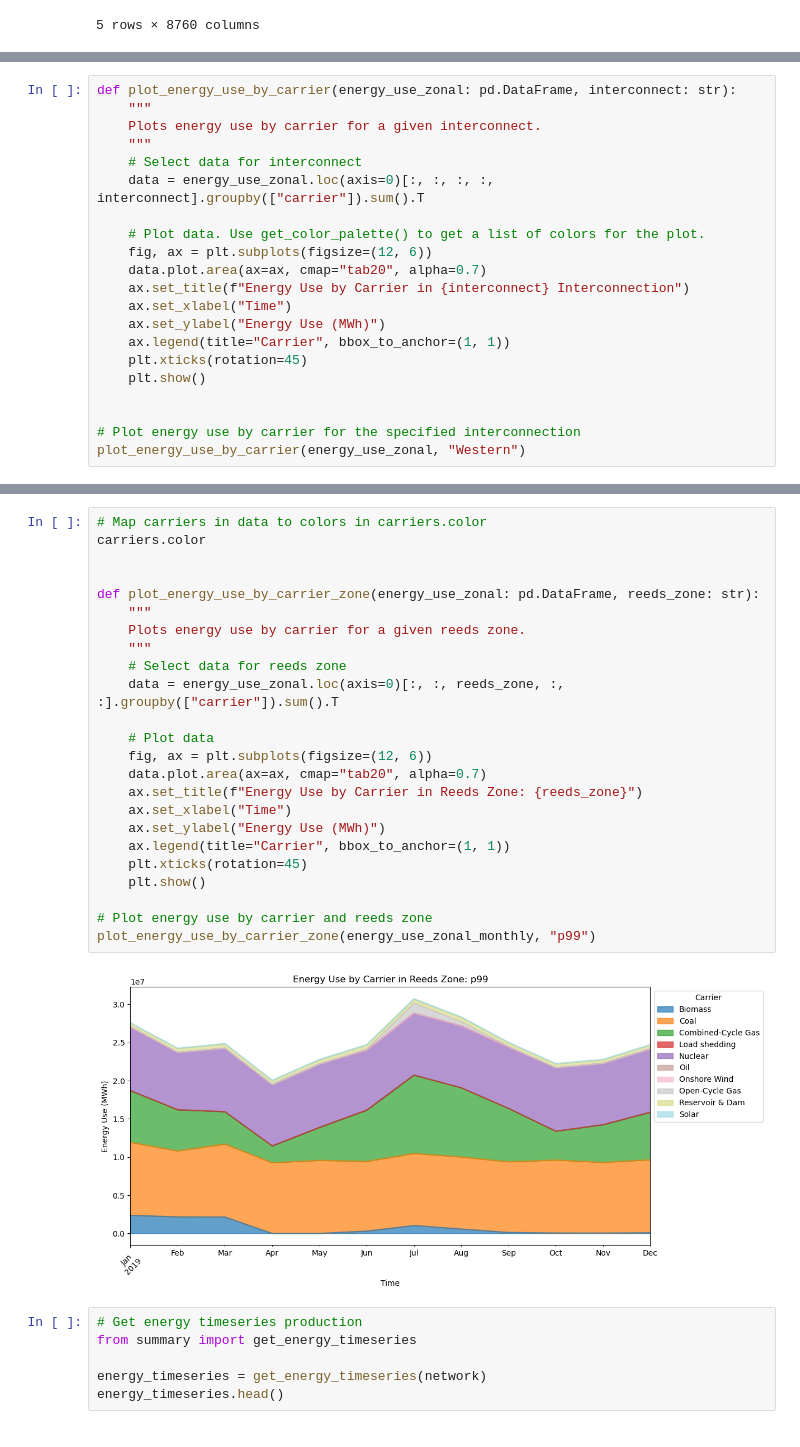
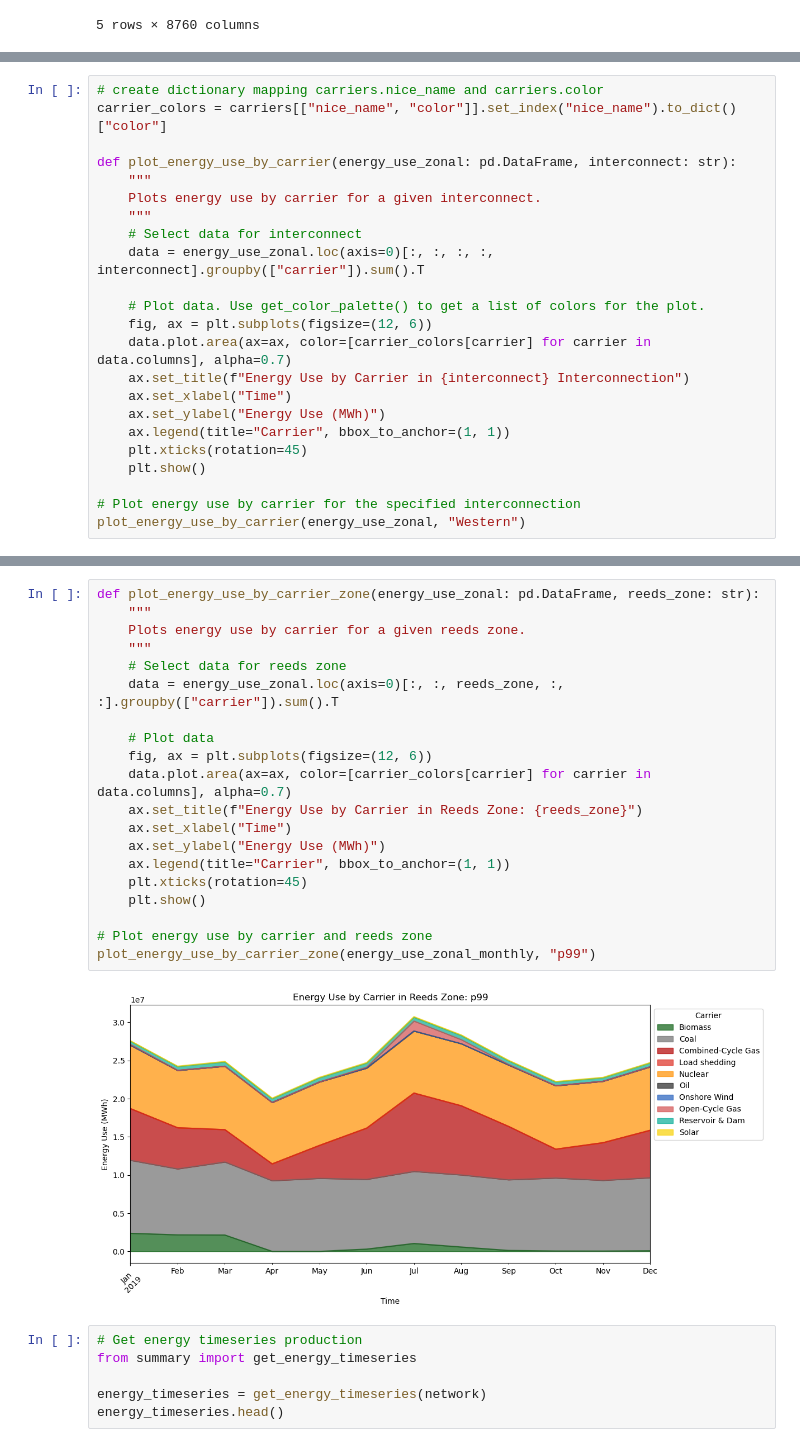
Before and after one commit to af3913/pypsa-usa, a Jupyter notebook: workflow/pypsa-usa_technical_appendix.ipynb, the cells around one changed output, grey strips where cells are left out. Cells and saved outputs as stored; diff of their text form.

```diff
--- a/workflow/pypsa-usa_technical_appendix.ipynb
+++ b/workflow/pypsa-usa_technical_appendix.ipynb
@@ -254,4 +276,7 @@ DataFrame.resample with axis=1 is deprecated. Do `frame.T.resample(...)` without
 # %%
+# create dictionary mapping carriers.nice_name and carriers.color
+carrier_colors = carriers[["nice_name", "color"]].set_index("nice_name").to_dict()["color"]
+
 def plot_energy_use_by_carrier(energy_use_zonal: pd.DataFrame, interconnect: str):
     """
     Plots energy use by carrier for a given interconnect.
@@ -261,7 +286,7 @@ def plot_energy_use_by_carrier(energy_use_zonal: pd.DataFrame, interconnect: str
 
     # Plot data. Use get_color_palette() to get a list of colors for the plot.
     fig, ax = plt.subplots(figsize=(12, 6))
-    data.plot.area(ax=ax, cmap="tab20", alpha=0.7)
+    data.plot.area(ax=ax, color=[carrier_colors[carrier] for carrier in data.columns], alpha=0.7)
     ax.set_title(f"Energy Use by Carrier in {interconnect} Interconnection")
     ax.set_xlabel("Time")
     ax.set_ylabel("Energy Use (MWh)")
@@ -269,7 +294,6 @@ def plot_energy_use_by_carrier(energy_use_zonal: pd.DataFrame, interconnect: str
     plt.xticks(rotation=45)
     plt.show()
 
-
 # Plot energy use by carrier for the specified interconnection
 plot_energy_use_by_carrier(energy_use_zonal, "Western")
 # %% [output]
@@ -299,29 +323,25 @@ plot_energy_use_by_carrier_monthly(energy_use_zonal, "Western")
 # %%
-# Map carriers in data to colors in carriers.color
-carriers.color
-
-
 def plot_energy_use_by_carrier_zone(energy_use_zonal: pd.DataFrame, reeds_zone: str):
     """
     Plots energy use by carrier for a given reeds zone.
     """
     # Select data for reeds zone
     data = energy_use_zonal.loc(axis=0)[:, :, reeds_zone, :, :].groupby(["carrier"]).sum().T
 
     # Plot data
     fig, ax = plt.subplots(figsize=(12, 6))
-    data.plot.area(ax=ax, cmap="tab20", alpha=0.7)
+    data.plot.area(ax=ax, color=[carrier_colors[carrier] for carrier in data.columns], alpha=0.7)
     ax.set_title(f"Energy Use by Carrier in Reeds Zone: {reeds_zone}")
     ax.set_xlabel("Time")
     ax.set_ylabel("Energy Use (MWh)")
     ax.legend(title="Carrier", bbox_to_anchor=(1, 1))
     plt.xticks(rotation=45)
     plt.show()
 
 # Plot energy use by carrier and reeds zone
 plot_energy_use_by_carrier_zone(energy_use_zonal_monthly, "p99")
 # %% [output]
-[figure, old version]
+[figure, new version]
 # %%
 # Get energy timeseries production
 from summary import get_energy_timeseries
```
Also changed, not shown: parts of 5 cells of this notebook.
